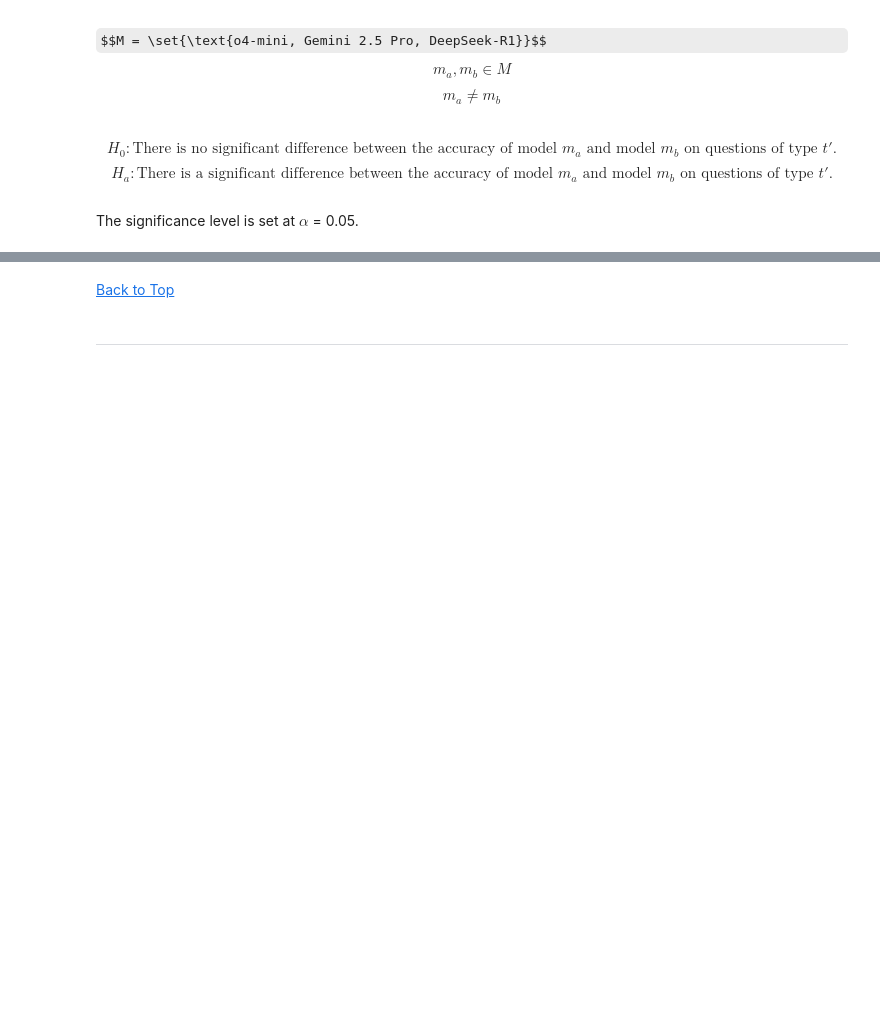
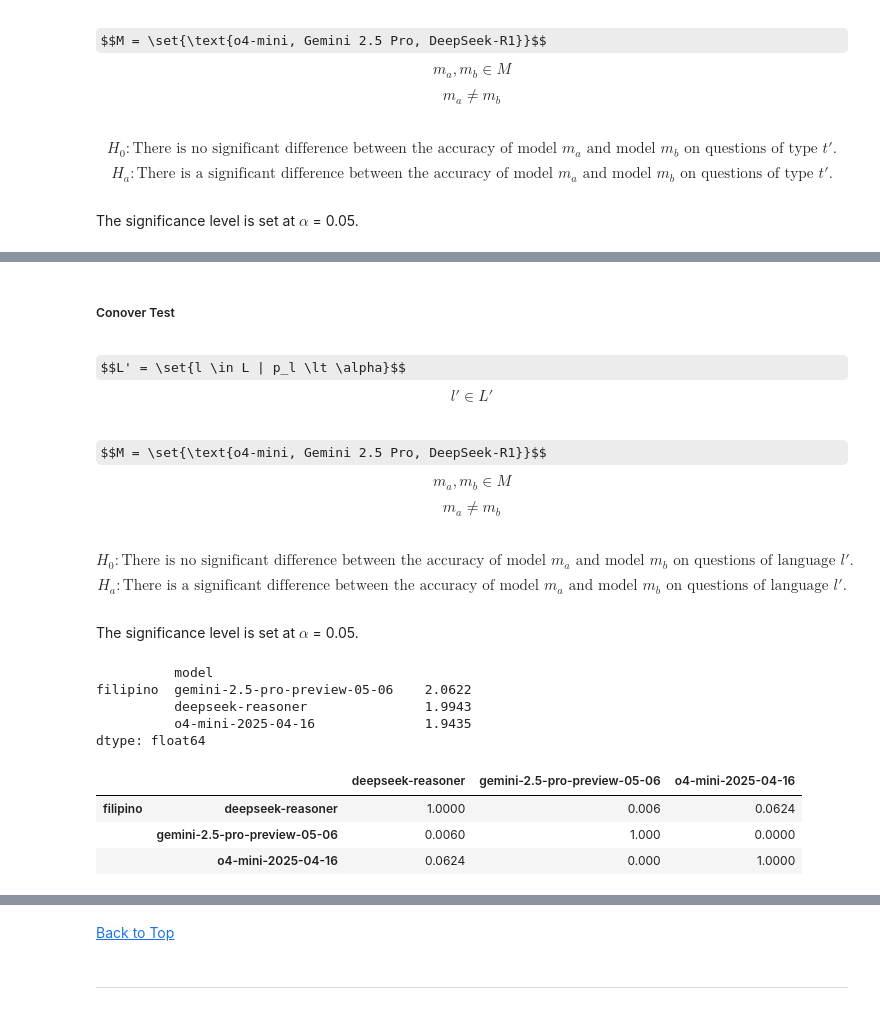
Before and after one commit to Dawsxn/CSMODEL_MCO, a Jupyter notebook: phase_2.ipynb, the cells around one changed output, grey strips where cells are left out. Cells and saved outputs as stored; diff of their text form; code cells hidden in the pictures; some formulas as TeX source; blank space fills up the shorter version.

```diff
--- a/phase_2.ipynb
+++ b/phase_2.ipynb
@@ -277,0 +536,9 @@ fig.show()
+# %%
+language_dfs = {}
+
+for language in agg_df['language'].unique():
+    language_dfs[language] = (
+        agg_df[agg_df['language'] == language].groupby(['QID', 'model'], as_index=False)
+        .agg(accuracy=('accuracy', 'mean'))
+        .pivot(index='QID', columns='model', values='accuracy')
+    )
@@ -277,0 +555,17 @@ fig.show()
+# %%
+friedman_results = []
+
+for language, language_df in language_dfs.items():
+    if any(language_df[model].nunique() <= 1 for model in language_df.columns):
+        continue
+
+    statistic, pvalue = friedmanchisquare(*[language_df[model] for model in language_df.columns])
+
+    friedman_results.append({
+        'language': language,
+        'statistic': statistic,
+        'pvalue': pvalue
+    })
+
+friedman_df = pd.DataFrame(friedman_results).round(4)
+friedman_df
@@ -277,0 +592,37 @@ fig.show()
+# %% [markdown]
+##### Conover Test
+# %% [markdown]
+$$L' = \set{l \in L | p_l \lt \alpha}$$
+$$l' \in L'$$
+# %% [markdown]
+$$M = \set{\text{o4-mini, Gemini 2.5 Pro, DeepSeek-R1}}$$
+$$m_a, m_b \in M$$
+$$m_a \neq m_b$$
+# %% [markdown]
+$$ H_0: \text{There is no significant difference between the accuracy of model $m_a$ and model $m_b$ on questions of language $l'$.} $$
+$$ H_a: \text{There is a significant difference between the accuracy of model $m_a$ and model $m_b$ on questions of language $l'$.} $$
+# %%
+alpha = 0.05
+# %% [markdown]
+The significance level is set at $\alpha$ = 0.05.
+# %%
+pd.concat({
+    language: language_df.rank(axis=1, method='average').mean().round(4).sort_values(ascending=False)
+    for language, language_df in { language: language_dfs[language] for language in friedman_df[friedman_df['pvalue'] < alpha]['language'].unique() }.items()
+})
+# %% [output]
+          model
+filipino  gemini-2.5-pro-preview-05-06    2.0622
+          deepseek-reasoner               1.9943
+          o4-mini-2025-04-16              1.9435
+dtype: float64
+# %%
+pd.concat({
+    language: sp.posthoc_conover_friedman(language_df, p_adjust="bonferroni").round(4)
+    for language, language_df in { language: language_dfs[language] for language in friedman_df[friedman_df['pvalue'] < alpha]['language'].unique() }.items()
+})
+# %% [output]
+|  |  | deepseek-reasoner | gemini-2.5-pro-preview-05-06 | o4-mini-2025-04-16 |
+| filipino | deepseek-reasoner | 1.0000 | 0.006 | 0.0624 |
+|  | gemini-2.5-pro-preview-05-06 | 0.0060 | 1.000 | 0.0000 |
+|  | o4-mini-2025-04-16 | 0.0624 | 0.000 | 1.0000 |
```
Also changed, not shown: parts of 58 cells of this notebook.
